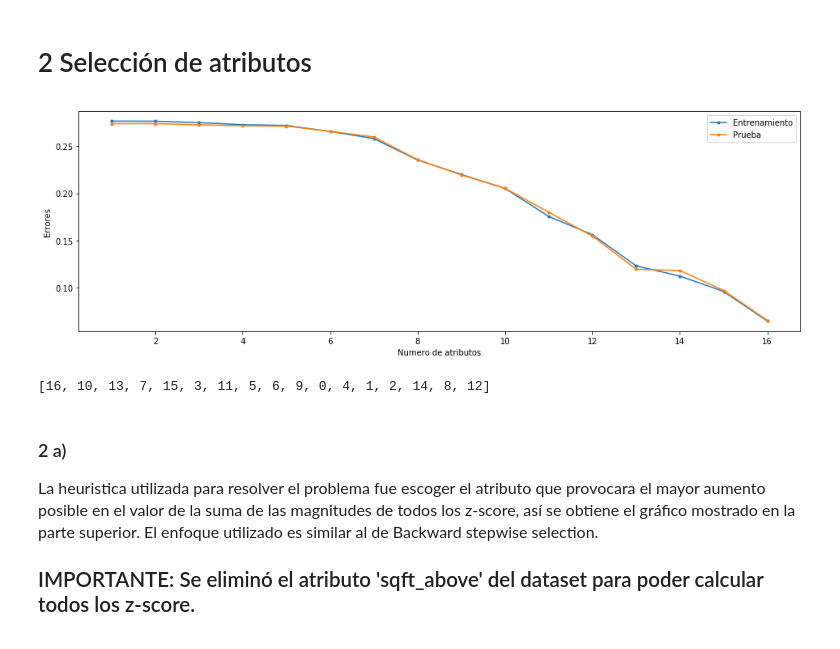
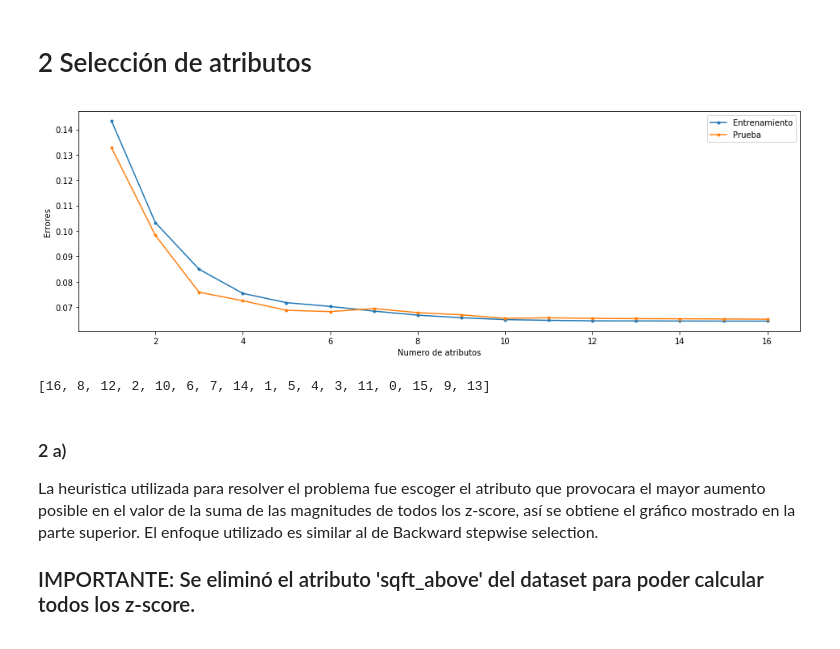
Before and after one commit to fco96/MA-T1, a Jupyter notebook: Tarea 1 - Francisco Olivares - Daniel Pacheco.ipynb, the cells around one changed output. Drawn from its saved outputs; the diff is of its cells as text; code cells hidden in the pictures.

```diff
--- a/Tarea 1 - Francisco Olivares - Daniel Pacheco.ipynb
+++ b/Tarea 1 - Francisco Olivares - Daniel Pacheco.ipynb
@@ -372,36 +384,36 @@ def parte2():
 
                 score_candidates.append((zScore, mse_candidate, candidate, mse_test))
 
             score_candidates.sort()
-            score_candidates[:] = score_candidates[::-1]
+            #score_candidates[:] = score_candidates[::-1]
             _, best_new_score, best_candidate, errorDePrueba = score_candidates.pop()
 
             erroresEntrenamiento.append(best_new_score)
             erroresPrueba.append(errorDePrueba)
 
             remaining.remove(best_candidate)
             selected.append(best_candidate)
             #print ("selected = %s ..."%names_x[best_candidate])
             #print ("totalvars=%d, rmse = %f"%(len(indexes),best_new_score))
 
         plt.figure(figsize = (16, 5))
 
         plt.plot(ejeX, erroresEntrenamiento, ".-")
         plt.plot(ejeX, erroresPrueba, ".-")
 
         plt.legend(["Entrenamiento", "Prueba"])
         plt.xlabel("Numero de atributos")
         plt.ylabel("Errores")
 
         plt.show()
 
         return selected
     names_regressors = Xtrain.columns[:-1] #without intercept
     print(fss(Xtrain.as_matrix(),ytrain.as_matrix(),names_regressors))
 parte2()
 # %% [output]
-[figure, old version]
+[figure, new version]
-[16, 10, 13, 7, 15, 3, 11, 5, 6, 9, 0, 4, 1, 2, 14, 8, 12]
+[16, 8, 12, 2, 10, 6, 7, 14, 1, 5, 4, 3, 11, 0, 15, 9, 13]
 # %% [markdown]
 ### 2 a)
 <span style="font-size:12pt">
```
Also changed, not shown: parts of 7 cells of this notebook.
